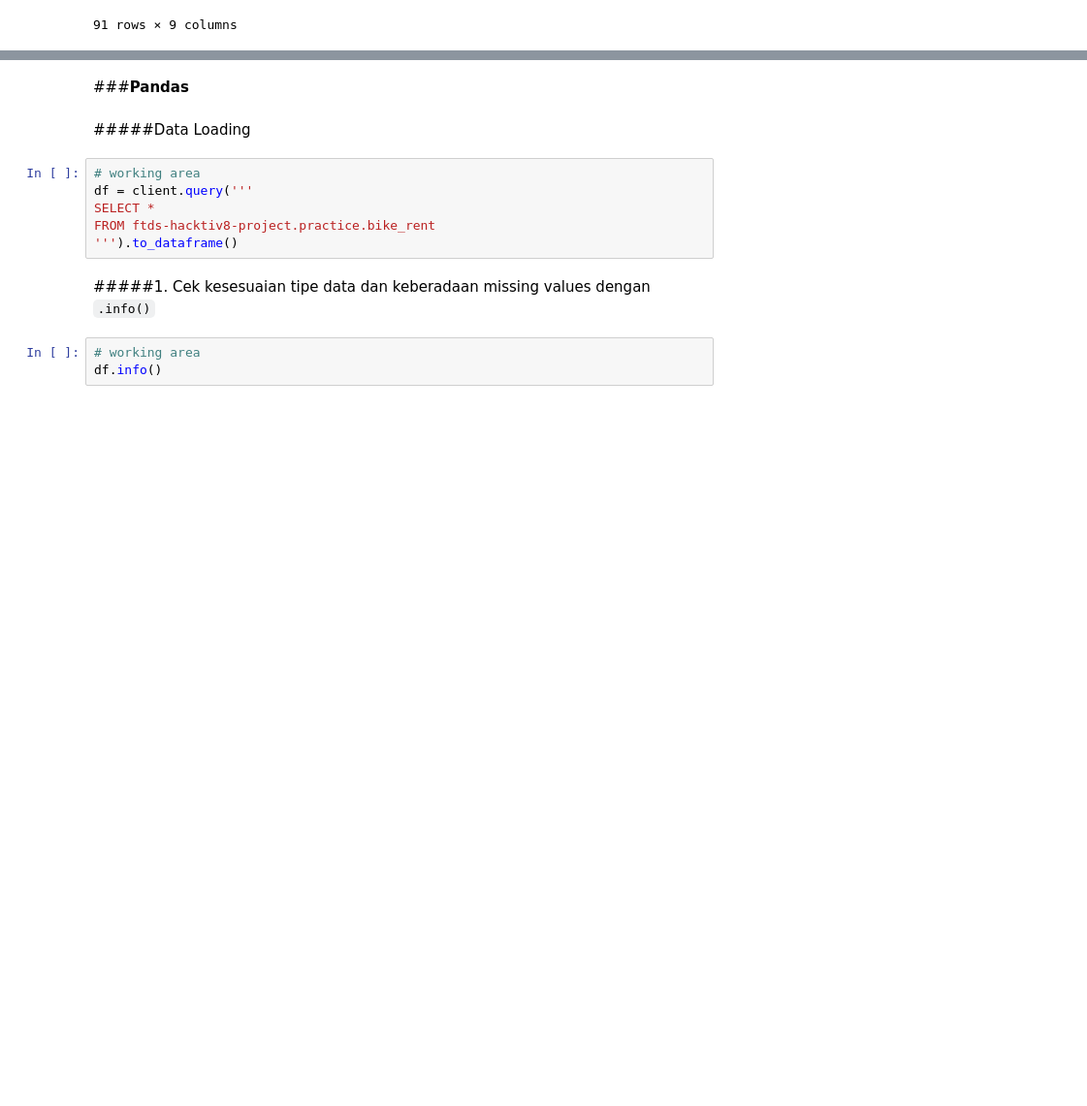
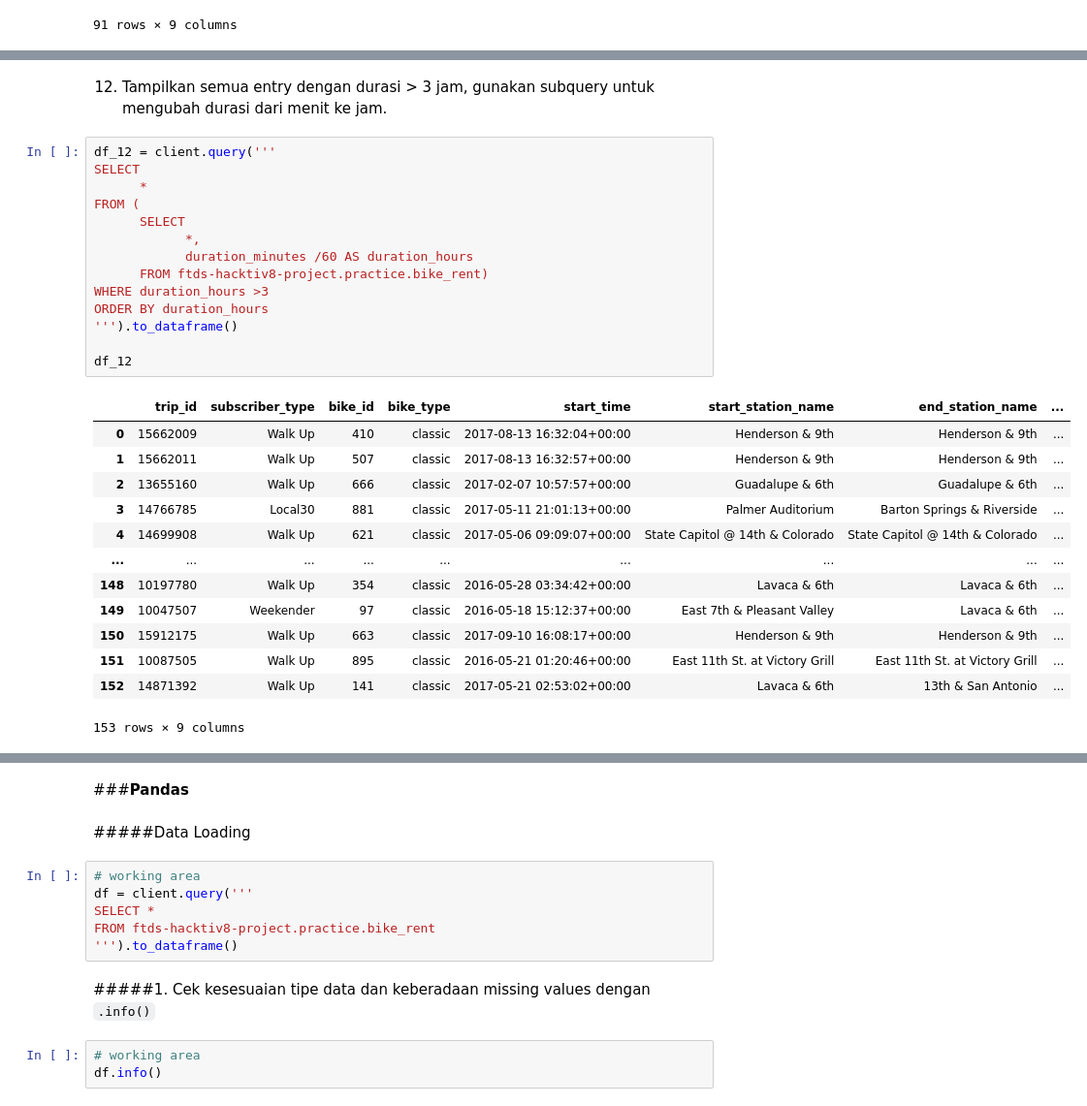
Before and after one commit to adewidyaaa/Latihan_Phase0, a Jupyter notebook: Salinan_dari_Kisi_Kisi_LC2_P0.ipynb, the cells around one changed output, grey strips where cells are left out. Shown: that part at 97% size. Cells and saved outputs as stored; diff of their text form; blank space fills up the shorter version.

```diff
--- a/Salinan_dari_Kisi_Kisi_LC2_P0.ipynb
+++ b/Salinan_dari_Kisi_Kisi_LC2_P0.ipynb
@@ -265,0 +358,30 @@ df_7
+# %% [markdown]
+12. Tampilkan semua entry dengan durasi > 3 jam, gunakan subquery untuk mengubah durasi dari menit ke jam.
+# %%
+df_12 = client.query('''
+SELECT
+      *
+FROM (
+      SELECT
+            *,
+            duration_minutes /60 AS duration_hours
+      FROM ftds-hacktiv8-project.practice.bike_rent)
+WHERE duration_hours >3
+ORDER BY duration_hours
+''').to_dataframe()
+
+df_12
+# %% [output]
+|  | trip_id | subscriber_type | bike_id | bike_type | start_time | start_station_name | end_station_name | ... |
+| 0 | 15662009 | Walk Up | 410 | classic | 2017-08-13 16:32:04+00:00 | Henderson & 9th | Henderson & 9th | ... |
+| 1 | 15662011 | Walk Up | 507 | classic | 2017-08-13 16:32:57+00:00 | Henderson & 9th | Henderson & 9th | ... |
+| 2 | 13655160 | Walk Up | 666 | classic | 2017-02-07 10:57:57+00:00 | Guadalupe & 6th | Guadalupe & 6th | ... |
+| 3 | 14766785 | Local30 | 881 | classic | 2017-05-11 21:01:13+00:00 | Palmer Auditorium | Barton Springs & Riverside | ... |
+| 4 | 14699908 | Walk Up | 621 | classic | 2017-05-06 09:09:07+00:00 | State Capitol @ 14th & Colorado | State Capitol @ 14th & Colorado | ... |
+| ... | ... | ... | ... | ... | ... | ... | ... | ... |
+| 148 | 10197780 | Walk Up | 354 | classic | 2016-05-28 03:34:42+00:00 | Lavaca & 6th | Lavaca & 6th | ... |
+| 149 | 10047507 | Weekender | 97 | classic | 2016-05-18 15:12:37+00:00 | East 7th & Pleasant Valley | Lavaca & 6th | ... |
+| 150 | 15912175 | Walk Up | 663 | classic | 2017-09-10 16:08:17+00:00 | Henderson & 9th | Henderson & 9th | ... |
+| 151 | 10087505 | Walk Up | 895 | classic | 2016-05-21 01:20:46+00:00 | East 11th St. at Victory Grill | East 11th St. at Victory Grill | ... |
+| 152 | 14871392 | Walk Up | 141 | classic | 2017-05-21 02:53:02+00:00 | Lavaca & 6th | 13th & San Antonio | ... |
+153 rows × 9 columns
```
Also changed, not shown: parts of 34 cells of this notebook.
